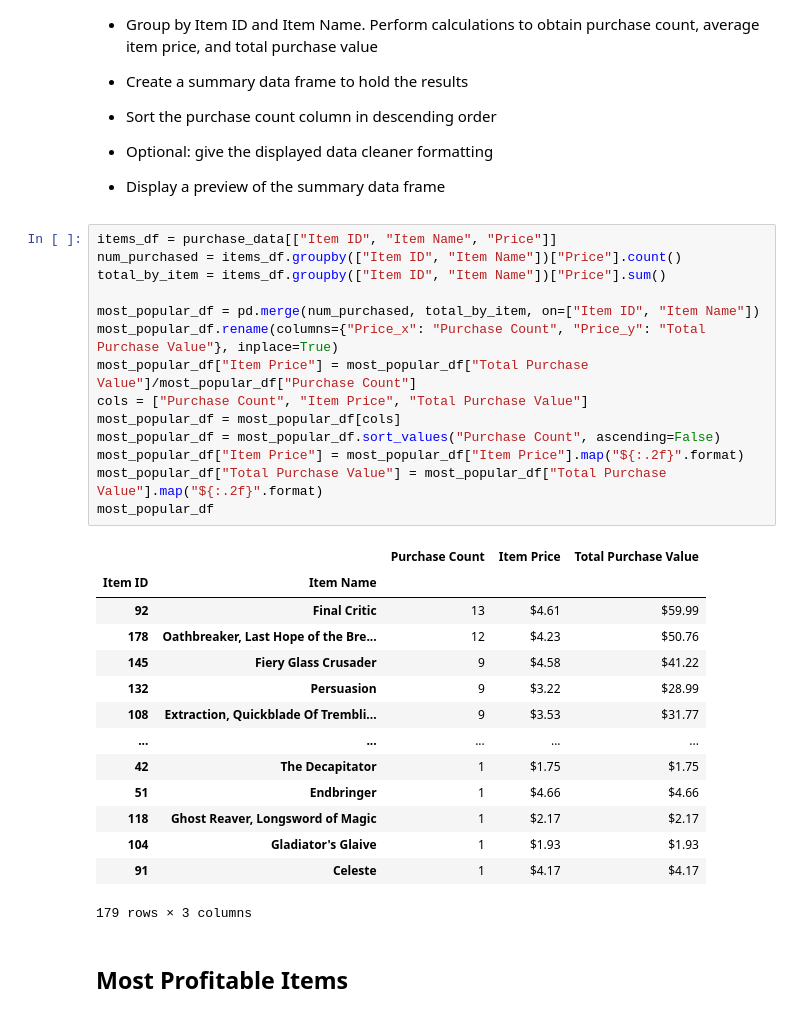
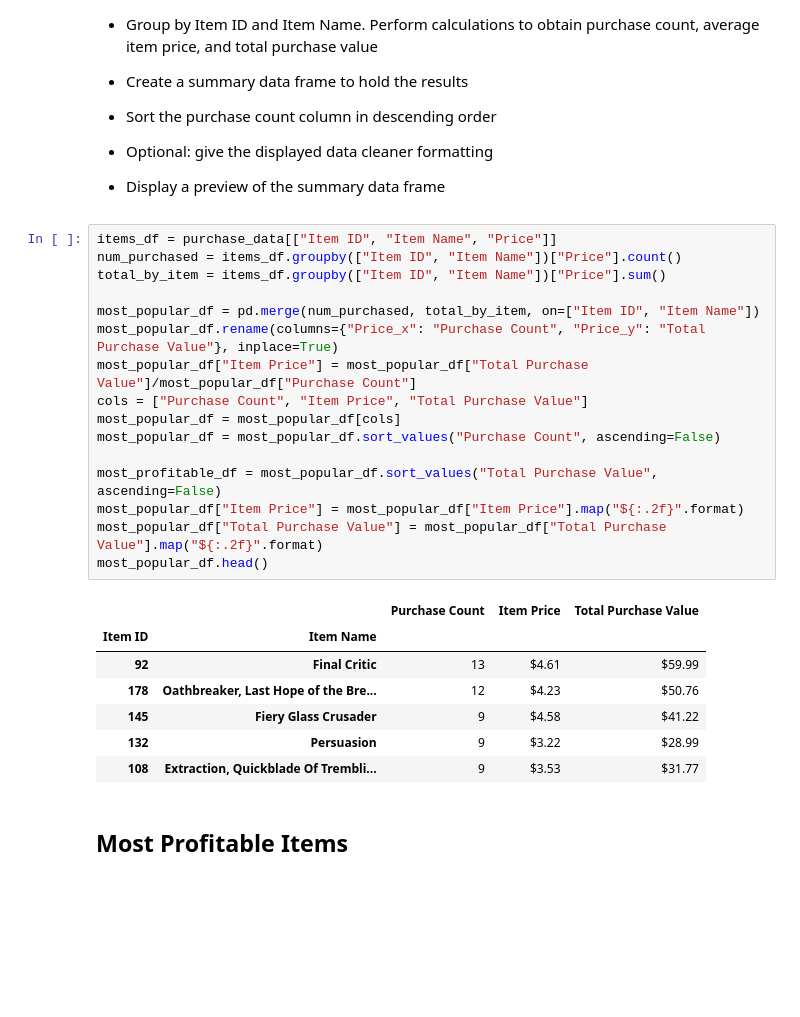
Before and after one commit to kmspitzer/Video-Game-Usage-Analysis, a Jupyter notebook: HeroesOfPymoli/HeroesOfPymoli.ipynb, the cells around one changed output. Drawn from its saved outputs; the diff is of its cells as text; blank space fills up the shorter version.

Commit message:
completed most profitable item analysis

```diff
--- a/HeroesOfPymoli/HeroesOfPymoli.ipynb
+++ b/HeroesOfPymoli/HeroesOfPymoli.ipynb
@@ -352,32 +345,27 @@ top_spenders
 # %%
 items_df = purchase_data[["Item ID", "Item Name", "Price"]]
 num_purchased = items_df.groupby(["Item ID", "Item Name"])["Price"].count()
 total_by_item = items_df.groupby(["Item ID", "Item Name"])["Price"].sum()
 
 most_popular_df = pd.merge(num_purchased, total_by_item, on=["Item ID", "Item Name"])
 most_popular_df.rename(columns={"Price_x": "Purchase Count", "Price_y": "Total Purchase Value"}, inplace=True)
 most_popular_df["Item Price"] = most_popular_df["Total Purchase Value"]/most_popular_df["Purchase Count"]
 cols = ["Purchase Count", "Item Price", "Total Purchase Value"]
 most_popular_df = most_popular_df[cols]
 most_popular_df = most_popular_df.sort_values("Purchase Count", ascending=False)
+
+most_profitable_df = most_popular_df.sort_values("Total Purchase Value", ascending=False)
 most_popular_df["Item Price"] = most_popular_df["Item Price"].map("${:.2f}".format)
 most_popular_df["Total Purchase Value"] = most_popular_df["Total Purchase Value"].map("${:.2f}".format)
-most_popular_df
+most_popular_df.head()
 # %% [output]
 |  |  | Purchase Count | Item Price | Total Purchase Value |
 | Item ID | Item Name |  |  |  |
 | 92 | Final Critic | 13 | $4.61 | $59.99 |
 | 178 | Oathbreaker, Last Hope of the Bre... | 12 | $4.23 | $50.76 |
 | 145 | Fiery Glass Crusader | 9 | $4.58 | $41.22 |
 | 132 | Persuasion | 9 | $3.22 | $28.99 |
 | 108 | Extraction, Quickblade Of Trembli... | 9 | $3.53 | $31.77 |
-| ... | ... | ... | ... | ... |
-| 42 | The Decapitator | 1 | $1.75 | $1.75 |
-| 51 | Endbringer | 1 | $4.66 | $4.66 |
-| 118 | Ghost Reaver, Longsword of Magic | 1 | $2.17 | $2.17 |
-| 104 | Gladiator's Glaive | 1 | $1.93 | $1.93 |
-| 91 | Celeste | 1 | $4.17 | $4.17 |
-179 rows × 3 columns
 # %% [markdown]
 ## Most Profitable Items
 # %% [markdown]
```
Also changed, not shown: parts of 3 cells of this notebook.
